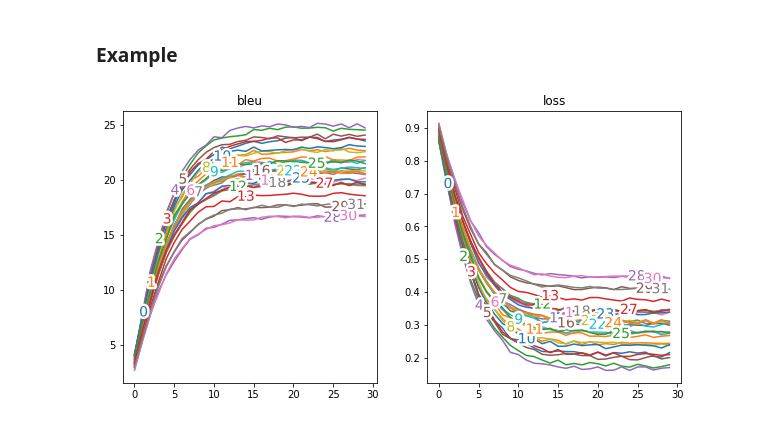
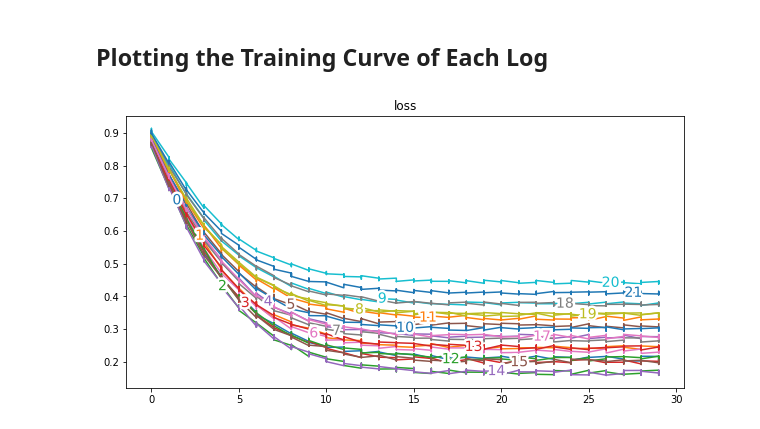
Before and after one commit to dugu9sword/manytasks, a Jupyter notebook: examples/python/analyze_log.ipynb, the cells around one changed output. Saved outputs shown, nothing was run; the diff lists cells and outputs as text; code cells hidden in the pictures.

```diff
--- a/examples/python/analyze_log.ipynb
+++ b/examples/python/analyze_log.ipynb
@@ -84,38 +39,39 @@ def extract(lines, filters=[], patterns={}):
-# %% [markdown]
-### Example
+# %%
+from manytasks.config_loader import load_config
+from manytasks.shared import TaskPool
+
+load_config("task.logs/config.json")
+taskpool = TaskPool()
+
+from manytasks.extraction import extract, FILTERS, PATTERNS, REDUCE_FNS
+# %% [markdown]
+## Plotting the Training Curve of Each Log
 # %%
+import os
 import matplotlib.pyplot as plt
 from labellines import labelLines
-import os
 
 plt.figure(figsize=(10, 5))
 
-task_num = len(list(filter(lambda x: x.startswith("task"), os.listdir("task.logs/"))))
-
-for idx in range(task_num):
+for idx, task in enumerate(taskpool):
+    if not os.path.exists(f"task.logs/task-{idx}.txt"):
+        continue
     ret = extract(
         lines=open(f"task.logs/task-{idx}.txt"),
-        filters=[include_filter("epoch")],
+        filters=[
+            FILTERS["include"]("epoch")
+        ],
         patterns={
-            "epoch": f"epoch {RE.INT}",
-            "bleu": f"bleu {RE.FLOAT}",
-            "loss": f"loss {RE.FLOAT}"
+            "epoch": f"epoch {PATTERNS['INT']}",
+            "loss": f"loss {PATTERNS['FLOAT']}"
         }
     )
     if len(ret["epoch"]) > 1:
-        plt.subplot(1, 2, 1)
-        plt.plot(ret["epoch"], ret["bleu"], label=f'{idx}')
-        plt.subplot(1, 2, 2)
         plt.plot(ret["epoch"], ret["loss"], label=f'{idx}')
 
-plt.subplot(1, 2, 1)
-plt.title("bleu")
-labelLines(plt.gca().get_lines(), align=False, fontsize=14)
-
-plt.subplot(1, 2, 2)
 plt.title("loss")
 labelLines(plt.gca().get_lines(), align=False, fontsize=14)
 
 pass
 # %% [output]
-[figure, old version]
+[figure, new version]
```
Also changed, not shown: parts of 8 cells of this notebook, 3 other files.
